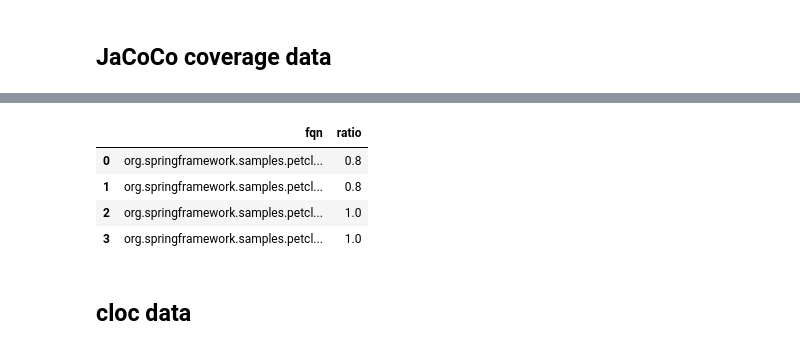
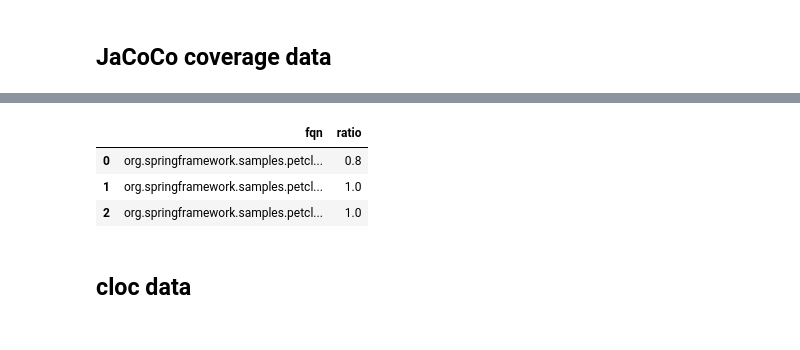
Before and after one commit to feststelltaste/software-graph-analytics-workshop, a Jupyter notebook: Importing data into Neo4j without jQAssistant.ipynb, the cells around one changed output, grey strips where cells are left out. Cells and saved outputs as stored; diff of their text form; code cells hidden in the pictures.

```diff
--- a/Importing data into Neo4j without jQAssistant.ipynb
+++ b/Importing data into Neo4j without jQAssistant.ipynb
@@ -138,7 +140,7 @@ loc.head()
 Esablish connection to Neo4j graph database
 # %%
 from py2neo import Graph
-graph = Graph("http://localhost:7474/db/data")
+graph = Graph("http://localhost:7474", password="neo4j")
 graph
 # %% [output]
 Graph('http://localhost:7474')
@@ -144,0 +149,7 @@ Graph('http://localhost:7474')
+# %%
+query="""
+   MATCH (n:JType)
+   MATCH (m:JMeasure)
+   DETACH DELETE n, m
+"""
+graph.run(query)
@@ -157,7 +170,7 @@ petclinic_deps.head()
 query="""
     UNWIND {deps_data} as dep
     CREATE
-        (t:Type)
+        (t:JType)
     SET
         t.fqn = dep.from,
         t.name = dep.name
@@ -185,8 +198,8 @@ graph.run(query)
 # %%
 query="""
     UNWIND {deps_data} as dep
-    MATCH (from:Type {fqn : dep.from})
-    MATCH (to:Type {fqn: dep.to})
+    MATCH (from:JType {fqn : dep.from})
+    MATCH (to:JType {fqn: dep.to})
     MERGE (from)-[:DEPENDS_ON]->(to)
     RETURN from.fqn, to.fqn
 """
@@ -214,22 +227,21 @@ coverage.head()
 # %%
 query="""
     UNWIND {coverage_data} as coverage
-    MATCH (t:Type {fqn : coverage.fqn})
-    MERGE (t)-[:HAS_MEASURE]->(m)
+    MATCH (t:JType {fqn : coverage.fqn})
+    MERGE (t)-[:HAS_JMEASURE]->(m)
     SET
-        m:Measure:Coverage,
+        m:JMeasure:JCoverage,
         m.ratio = coverage.ratio
     RETURN t.fqn as fqn, m.ratio as ratio
 """
 
 result = graph.run(query, coverage_data=coverage.to_dict(orient='records')).data()
 pd.DataFrame(result).head()
 # %% [output]
 |  | fqn | ratio |
 | 0 | org.springframework.samples.petcl... | 0.8 |
-| 1 | org.springframework.samples.petcl... | 0.8 |
+| 1 | org.springframework.samples.petcl... | 1.0 |
 | 2 | org.springframework.samples.petcl... | 1.0 |
-| 3 | org.springframework.samples.petcl... | 1.0 |
 # %% [markdown]
 ## cloc data
 # %%
```
Also changed, not shown: parts of 11 cells of this notebook.
